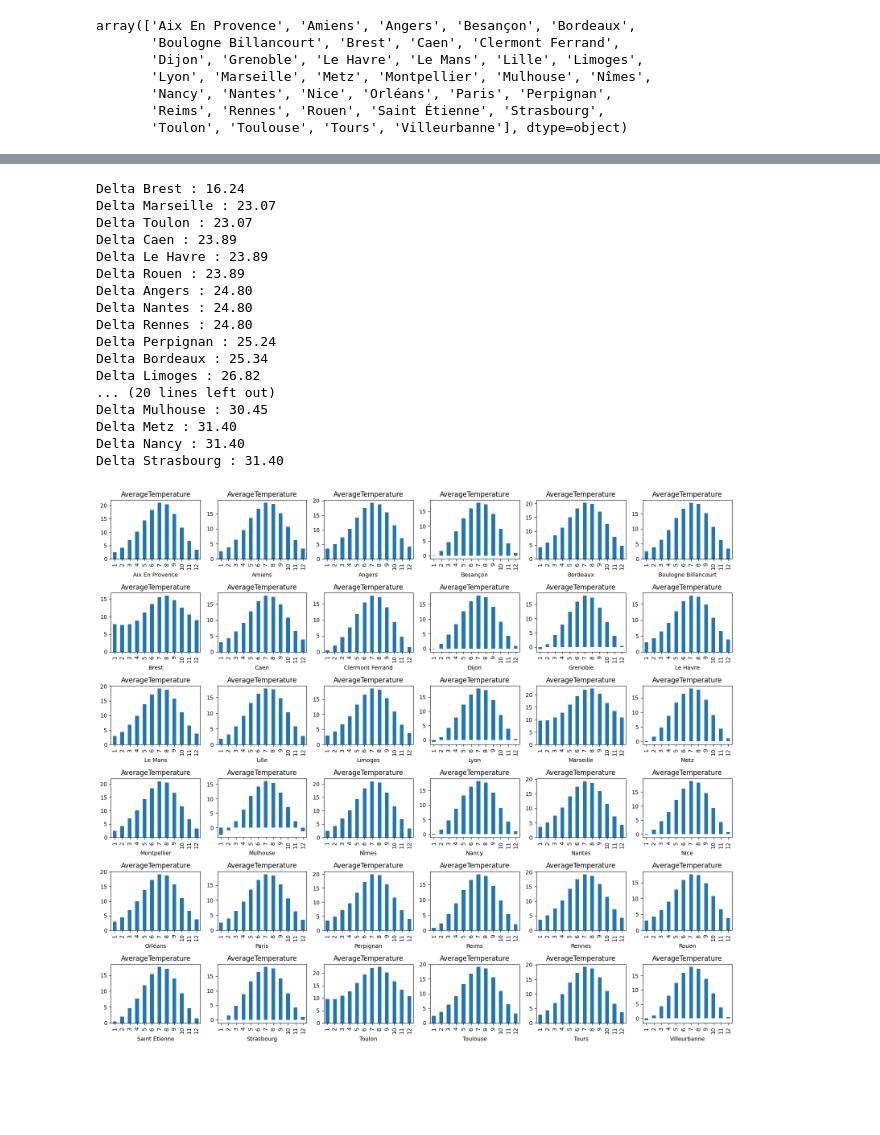
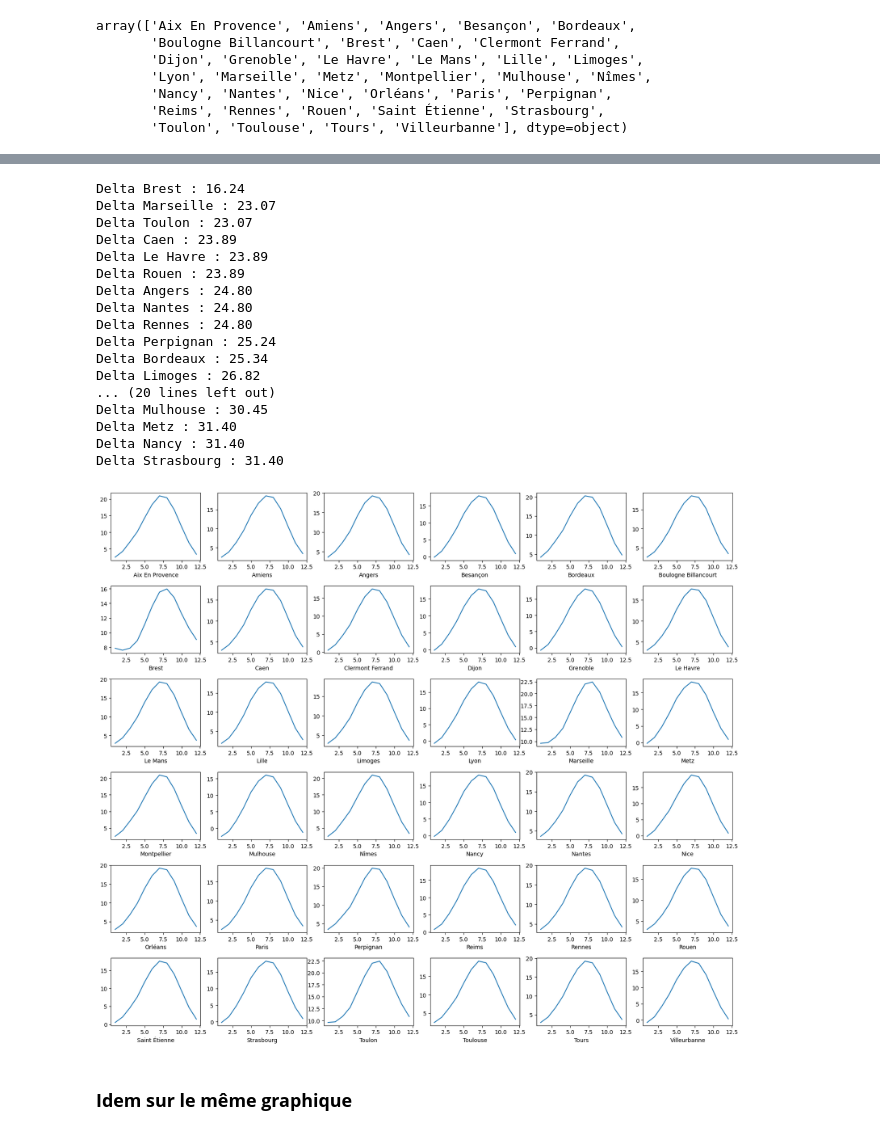
Before and after one commit to Franck-LF/time_series, a Jupyter notebook: Brief.ipynb, the cells around one changed output, grey strips where cells are left out. Cells and saved outputs as stored; diff of their text form; code cells hidden in the pictures; blank space fills up the shorter version.

```diff
--- a/Brief.ipynb
+++ b/Brief.ipynb
@@ -62,6 +66,7 @@ df_data.head()
 | 4 | 1744-03-01 | NaN | NaN | Århus | Denmark | 57.05N | 10.33E |
 # %%
 df_france = df_data[df_data['Country'] == 'France'][df_data.columns[:4]]
-df_brest = df_data[(df_data['City'] == 'Brest') & (df_data['Country'] == 'France')][df_data.columns[:3]]
-df_brest.head()
+df_brest = df_france[df_france['City'] == 'Brest'][df_france.columns[:3]]
+print(df_brest.shape)
+df_brest
 # %% [output]
@@ -209,7 +192,8 @@ Index([1753, 1754, 1755, 1756, 1757, 1758, 1759, 1760, 1761, 1762,
 # We only keep the data where we have 12 months of temperatures
 # from 1753 until 2012 (we could keep only after 1800)
 
-df_ok = df_brest_dt[df_brest_dt['year'].isin(indexes_years)]
+# df_ok = df_brest_dt[df_brest_dt['year'].isin(indexes_years)]
+df_ok = df_brest_dt[df_brest_dt['year'] >= 1800]
 df_ok
 # %% [output]
 |  | dt | AverageTemperature | AverageTemperatureUncertainty | month | year |
@@ -362,8 +331,3 @@ array(['Aix En Provence', 'Amiens', 'Angers', 'Besançon', 'Bordeaux',
        'Nancy', 'Nantes', 'Nice', 'Orléans', 'Paris', 'Perpignan',
        'Reims', 'Rennes', 'Rouen', 'Saint Étienne', 'Strasbourg',
        'Toulon', 'Toulouse', 'Tours', 'Villeurbanne'], dtype=object)
-# %%
-df_temp = df_france_ok[df_france_ok['City'] == 'Brest']
-df_temp.head(3)
-df_temp.rename({'month' : 'Test'}, axis='columns', inplace=True)
-df_temp
@@ -393,32 +339,34 @@ delta = []
 for i in range(36):
     city = lst_cities[i]
     df_temp = df_france_ok[df_france_ok['City'] == city]
     df_temp = df_temp.rename({'month' : city}, axis = 'columns')
     group_months = df_temp.groupby([city]).agg({'AverageTemperature' : 'mean'})
-    group_months.AverageTemperature.plot(subplots=True, x = range(2, 14), ax = ax[i // 6, i % 6], kind='bar')
+    group_months.AverageTemperature.plot(subplots=True, x = range(2, 14), ax = ax[i // 6, i % 6], kind='line')
     delta.append((city, np.max(df_temp['AverageTemperature'].values) - np.min(df_temp['AverageTemperature'].values)))
 
 fig.tight_layout()
 
 delta.sort(key = lambda x : x[1])
 for (city, d) in delta:
     print(f"Delta {city} : {d:.2f}")
 # %% [output]
 Delta Brest : 16.24
 Delta Marseille : 23.07
 Delta Toulon : 23.07
 Delta Caen : 23.89
 Delta Le Havre : 23.89
 Delta Rouen : 23.89
 Delta Angers : 24.80
 Delta Nantes : 24.80
 Delta Rennes : 24.80
 Delta Perpignan : 25.24
 Delta Bordeaux : 25.34
 Delta Limoges : 26.82
 ... (20 lines left out)
 Delta Mulhouse : 30.45
 Delta Metz : 31.40
 Delta Nancy : 31.40
 Delta Strasbourg : 31.40
-[figure, old version]
+[figure, new version]
+# %% [markdown]
+### **Idem sur le même graphique**
```
Also changed, not shown: parts of 52 cells of this notebook.
